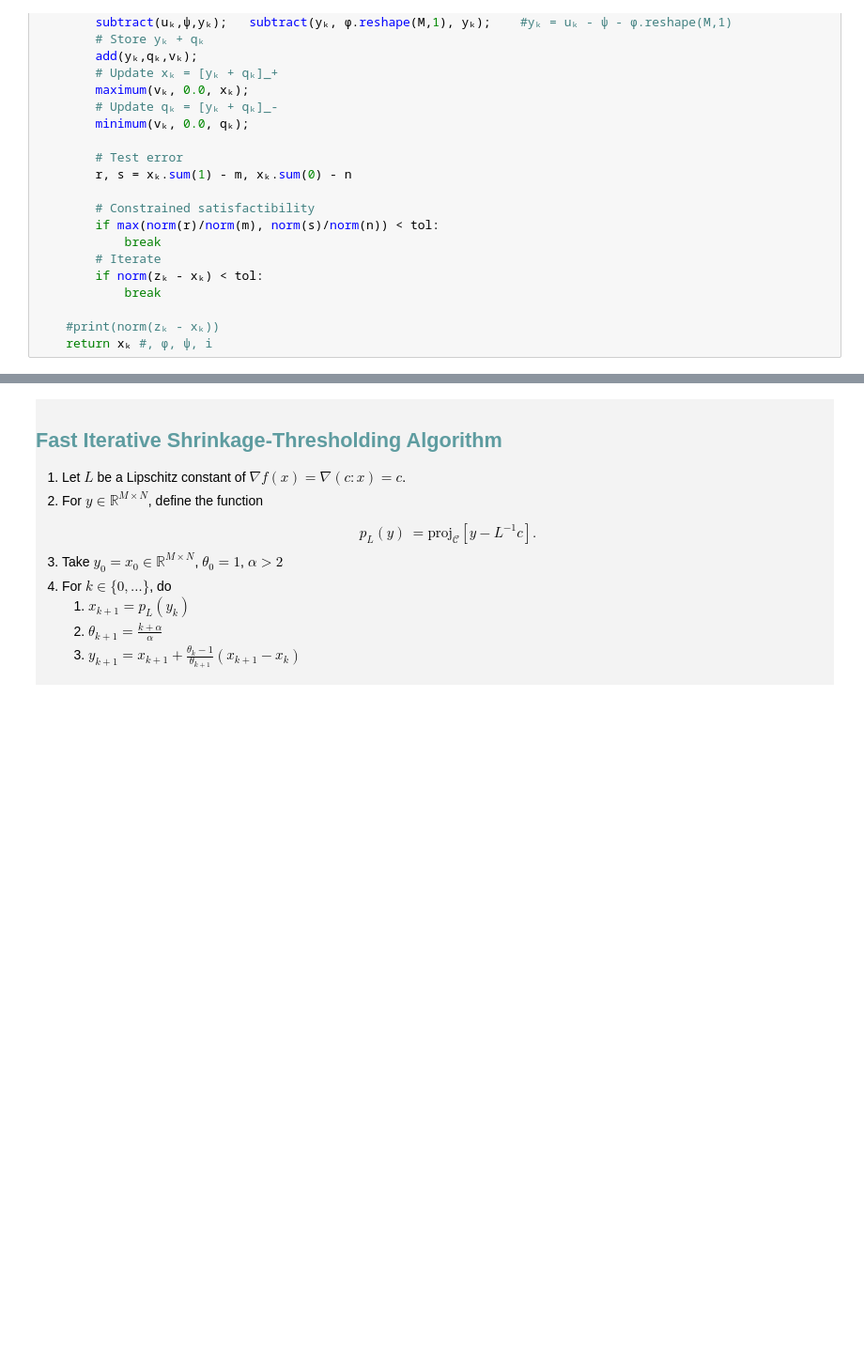
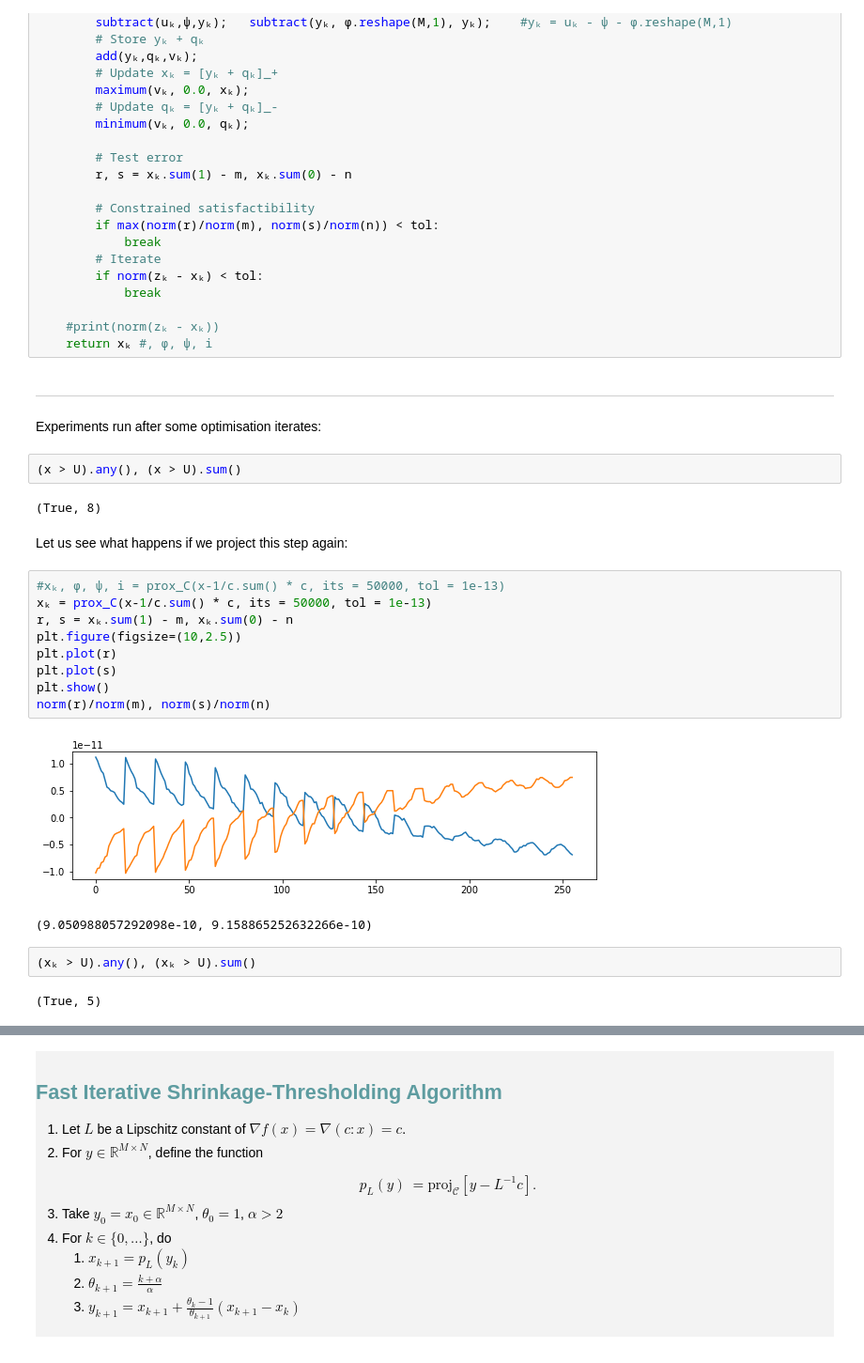
Before and after one commit to Optimal-Transport/Code, a Jupyter notebook: Python Algorithms/OT - FISTA.ipynb, the cells around one changed output, grey strips where cells are left out. Shown at 94% size. Cells and saved outputs as stored; diff of their text form; blank space fills up the shorter version.

```diff
--- a/Python Algorithms/OT - FISTA.ipynb
+++ b/Python Algorithms/OT - FISTA.ipynb
@@ -413,3 +429,29 @@ def prox_C(z, its = 4000, tol = 1e-13):
 
     #print(norm(zₖ - xₖ))
     return xₖ #, ϕ, ψ, i
+# %% [markdown]
+---
+# %% [markdown]
+Experiments run after some optimisation iterates:
+# %%
+(x > U).any(), (x > U).sum()
+# %% [output]
+(True, 8)
+# %% [markdown]
+Let us see what happens if we project this step again:
+# %%
+#xₖ, ϕ, ψ, i = prox_C(x-1/c.sum() * c, its = 50000, tol = 1e-13)
+xₖ = prox_C(x-1/c.sum() * c, its = 50000, tol = 1e-13)
+r, s = xₖ.sum(1) - m, xₖ.sum(0) - n
+plt.figure(figsize=(10,2.5))
+plt.plot(r)
+plt.plot(s)
+plt.show()
+norm(r)/norm(m), norm(s)/norm(n)
+# %% [output]
+[figure, added]
+(9.050988057292098e-10, 9.158865252632266e-10)
+# %%
+(xₖ > U).any(), (xₖ > U).sum()
+# %% [output]
+(True, 5)
```
Also changed, not shown: parts of 41 cells of this notebook.
